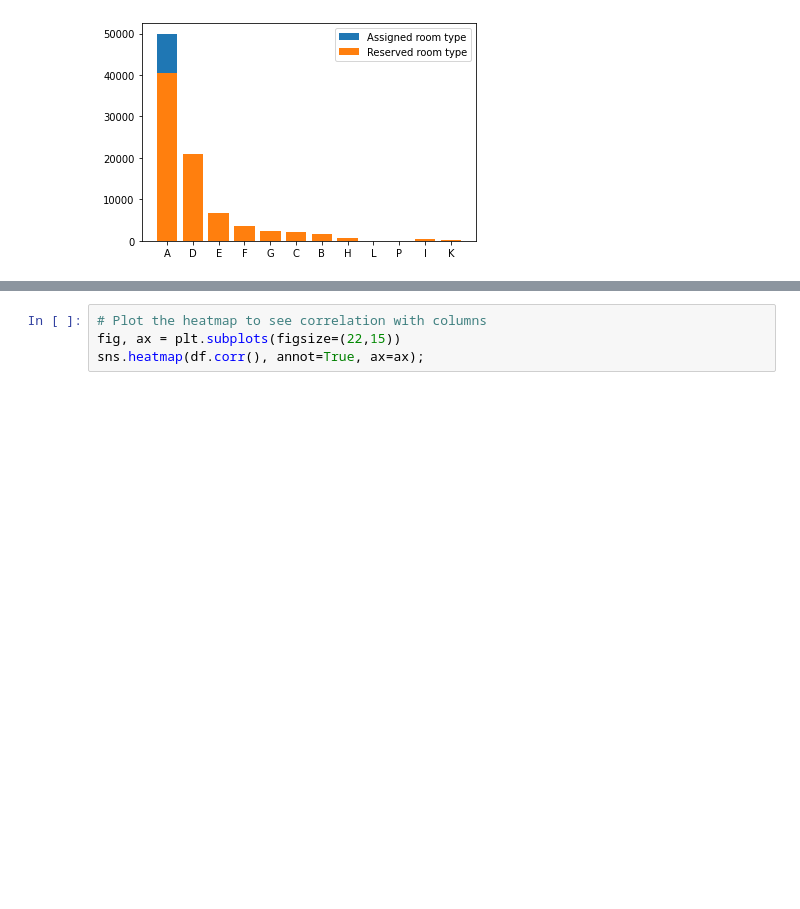
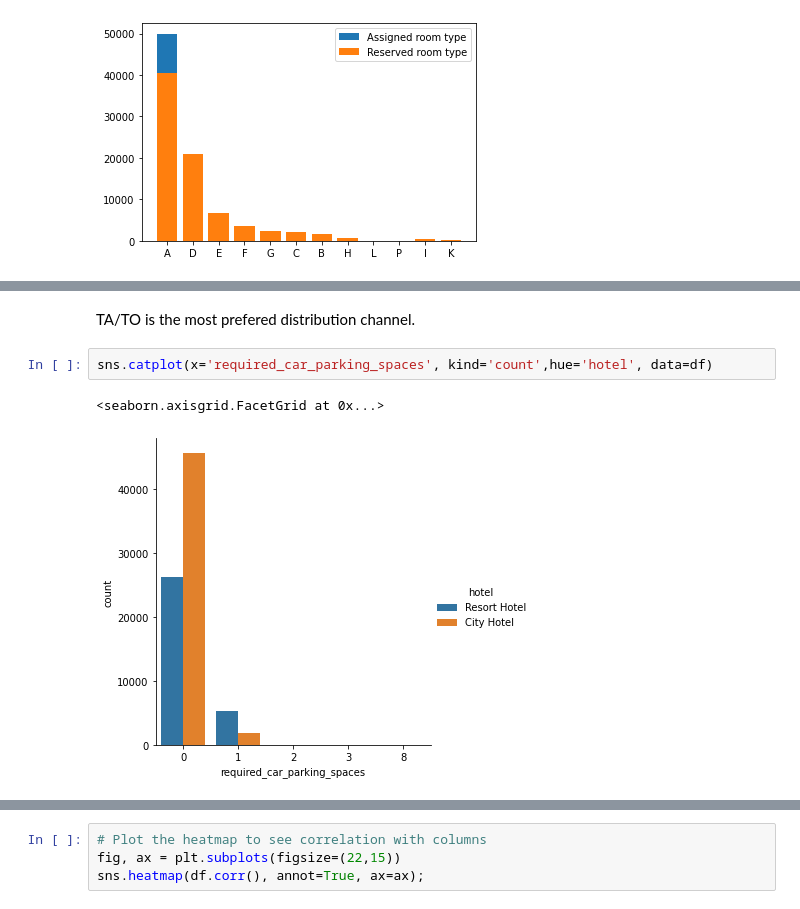
Before and after one commit to Pawan-kumar-Singh/Hotel_Booking-_Analysis, a Jupyter notebook: Hotel_Booking_Analysis_Capstone_Project.ipynb, the cells around one changed output, grey strips where cells are left out. Drawn from its saved outputs; the diff is of its cells as text; blank space fills up the shorter version.

```diff
--- a/Hotel_Booking_Analysis_Capstone_Project.ipynb
+++ b/Hotel_Booking_Analysis_Capstone_Project.ipynb
@@ -1281,0 +1299,7 @@ KeyboardInterrupt: ignored
+# %% [markdown]
+TA/TO is the most prefered distribution channel.
+# %%
+sns.catplot(x='required_car_parking_spaces', kind='count',hue='hotel', data=df)
+# %% [output]
+<seaborn.axisgrid.FacetGrid at 0x...>
+[figure, added]
```
Also changed, not shown: parts of 46 cells of this notebook.
